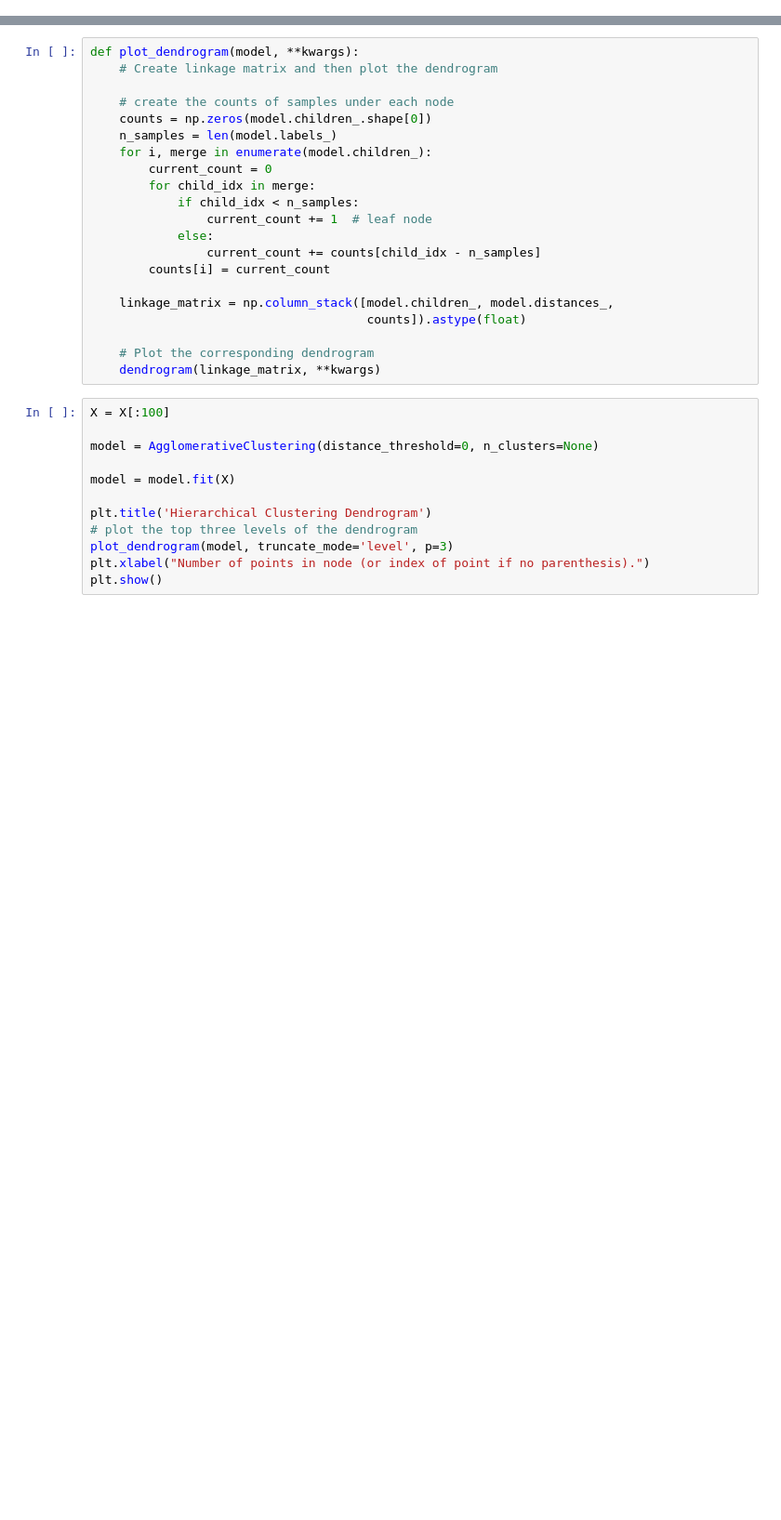
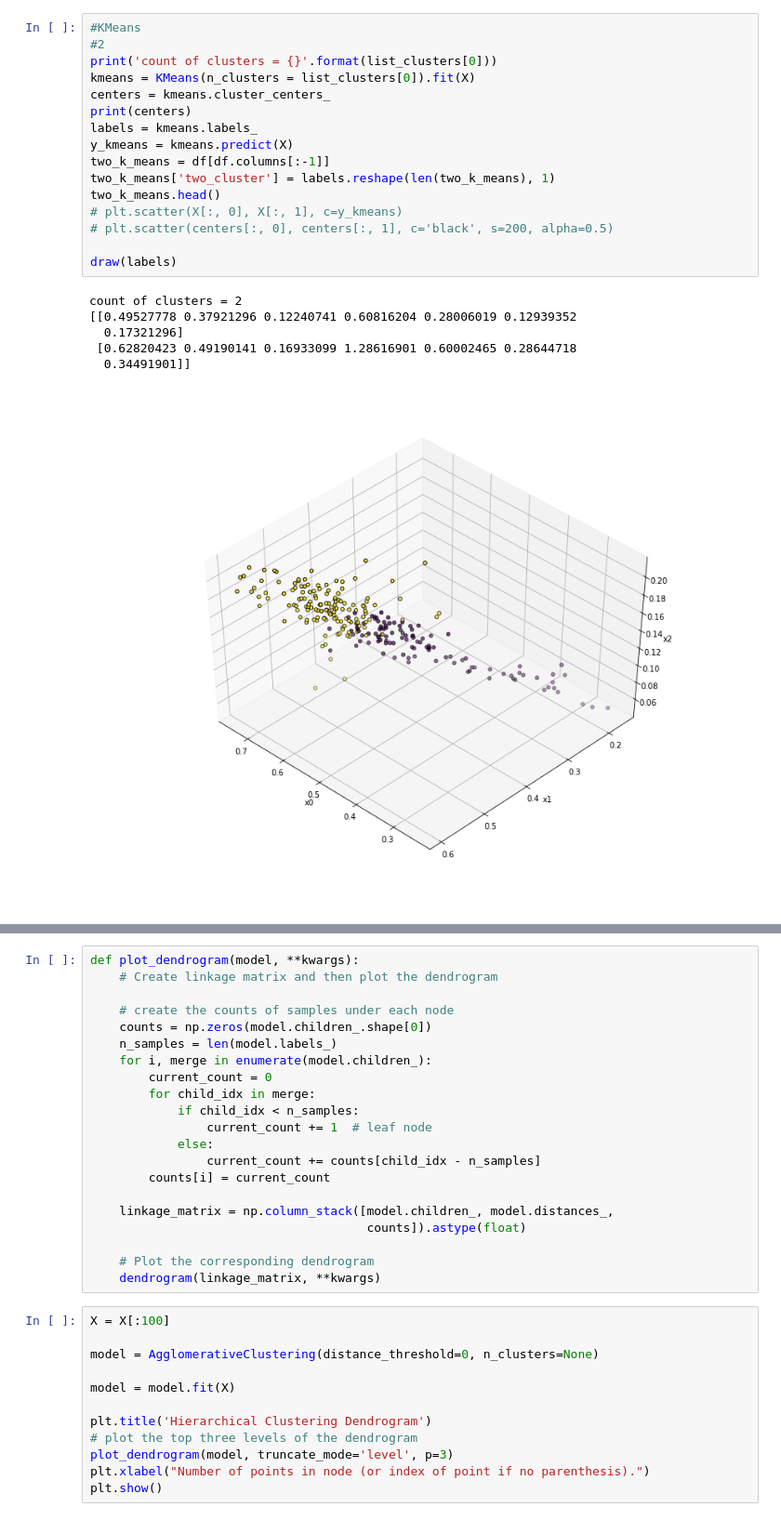
Before and after one commit to OHrydko/Machine-Learning-Labs, a Jupyter notebook: lab4/lab4.ipynb, the cells around one changed output, grey strips where cells are left out. Shown at 93% size. Saved outputs shown, nothing was run; the diff lists cells and outputs as text; blank space fills up the shorter version.

```diff
--- a/lab4/lab4.ipynb
+++ b/lab4/lab4.ipynb
@@ -28,2 +31,25 @@ df
+# %%
+#KMeans
+#2
+print('count of clusters = {}'.format(list_clusters[0]))
+kmeans = KMeans(n_clusters = list_clusters[0]).fit(X)
+centers = kmeans.cluster_centers_
+print(centers)
+labels = kmeans.labels_
+y_kmeans = kmeans.predict(X)
+two_k_means = df[df.columns[:-1]]
+two_k_means['two_cluster'] = labels.reshape(len(two_k_means), 1)
+two_k_means.head()
+# plt.scatter(X[:, 0], X[:, 1], c=y_kmeans)
+# plt.scatter(centers[:, 0], centers[:, 1], c='black', s=200, alpha=0.5)
+
+draw(labels)
+# %% [output]
+count of clusters = 2
+[[0.49527778 0.37921296 0.12240741 0.60816204 0.28006019 0.12939352
+  0.17321296]
+ [0.62820423 0.49190141 0.16933099 1.28616901 0.60002465 0.28644718
+  0.34491901]]
+[figure, added]
 # %%
 #KMeans
```
Also changed, not shown: parts of 11 cells of this notebook, 1 other file.
